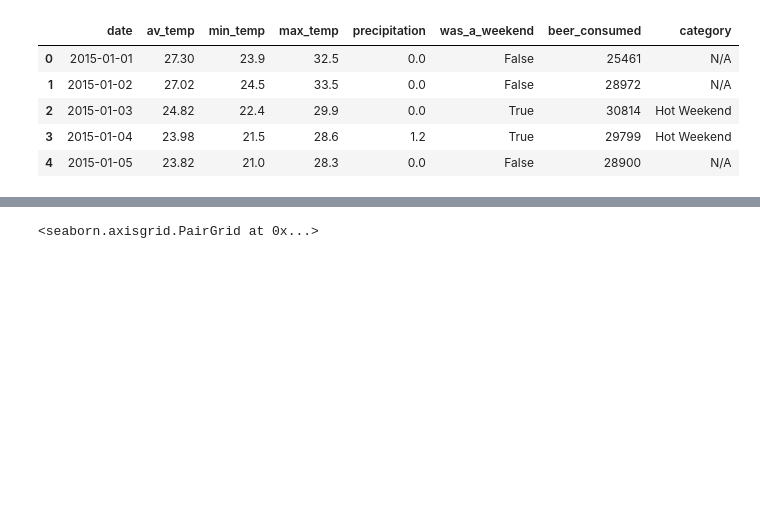
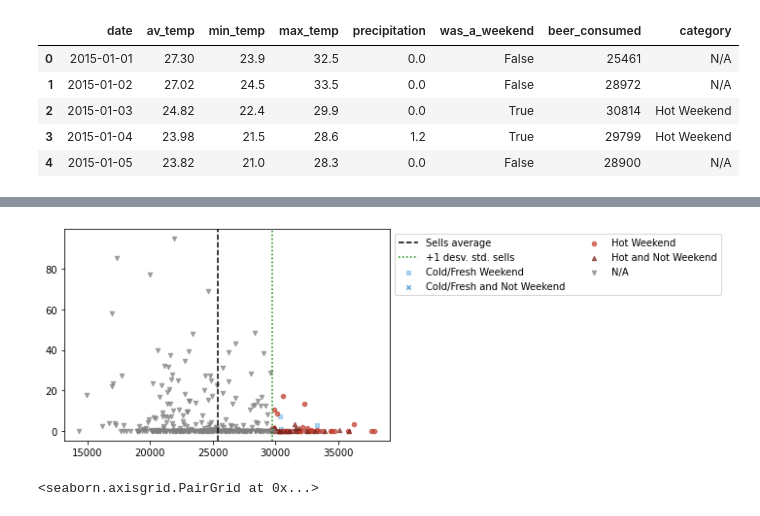
Before and after one commit to Edward-TL/Beer_Statistics, a Jupyter notebook: only_plots.ipynb, the cells around one changed output, grey strips where cells are left out. Cells and saved outputs as stored; diff of their text form; code cells hidden in the pictures; blank space fills up the shorter version.

```diff
--- a/only_plots.ipynb
+++ b/only_plots.ipynb
@@ -671,3 +673,22 @@ plt.show()
+# %%
+x=cerveza_df['beer_consumed']
+y=cerveza_df['precipitation']
+groups=cerveza_df.groupby('category')
+#[,N/A]
+scatter_colors = ['#85c1e9','#2e86c1','#c0392b','#7b241c', 'grey']
+from mlxtend.plotting import category_scatter
+
+fig = category_scatter(x = 'beer_consumed', y = 'precipitation', label_col='category',
+                       data=cerveza_df, colors=scatter_colors)
+
+plt.axvline(np.mean(x), c = 'k', linestyle = '--', label = 'Sells average')
+plt.axvline(np.mean(x)+np.std(x), c = 'g', linestyle = ':', label = '+1 desv. std. sells')
+
+plt.legend(loc='best', bbox_to_anchor=(1,1), ncol=2)
+
+plt.show()
+# %% [output]
+[figure, added]
 # %%
 x=cerveza_df['beer_consumed']
 y=cerveza_df['av_temp']
```
Also changed, not shown: parts of 2 cells of this notebook.
